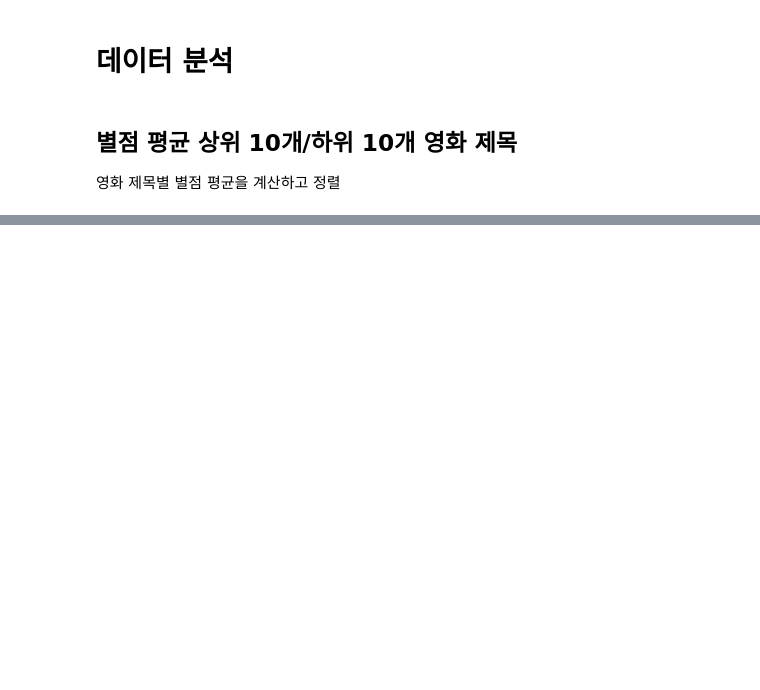
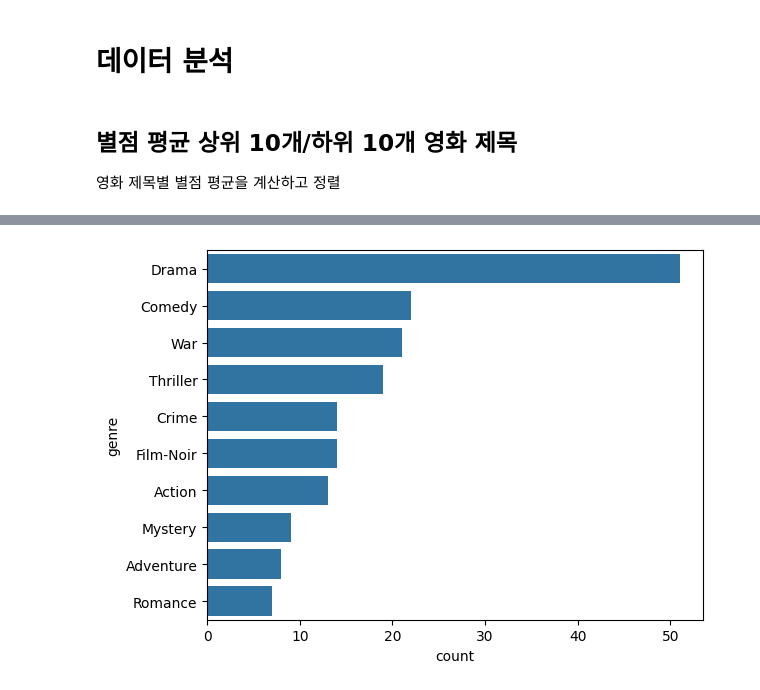
Before and after one commit to YounJJ/202511_BD53, a Jupyter notebook: lab_python/da14_movielens.ipynb, the cells around one changed output, grey strips where cells are left out. Cells and saved outputs as stored; diff of their text form; code cells hidden in the pictures; blank space fills up the shorter version.

```diff
--- a/lab_python/da14_movielens.ipynb
+++ b/lab_python/da14_movielens.ipynb
@@ -106,0 +936,3 @@ df_above_1000.sort_values(by="mean").head(10)
+# %%
+# explode() 메서드: 컬럼이 가지고 있는 리스트의 값들을 하나씩 행(row)으로 만듦.
+movies_explode = movies.explode("genre")
@@ -106,0 +995,5 @@ df_above_1000.sort_values(by="mean").head(10)
+# %%
+# 남성 별점 평균 상위 100개의 영화 제목들
+male_top100 = by_title_gender.sort_values(by="M", ascending=False).head(n=100).index
+# %%
+male_top100_movies = movies_explode[movies_explode.title.isin(male_top100)]
@@ -106,0 +1023,3 @@ df_above_1000.sort_values(by="mean").head(10)
+# %%
+male_genres_10 = male_top100_movies.genre.value_counts().head(10)
+male_genres_10
@@ -106,0 +1040,5 @@ df_above_1000.sort_values(by="mean").head(10)
+# %%
+sns.barplot(x=male_genres_10, y=male_genres_10.index)
+plt.show()
+# %% [output]
+[figure, added]
```
Also changed, not shown: parts of 102 cells of this notebook.
